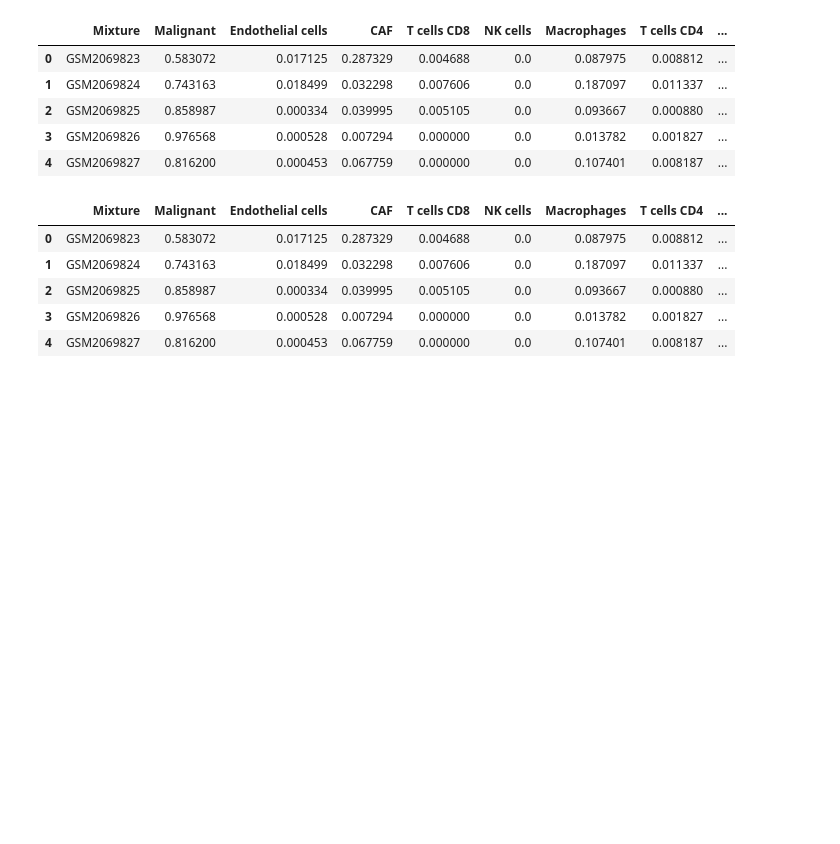
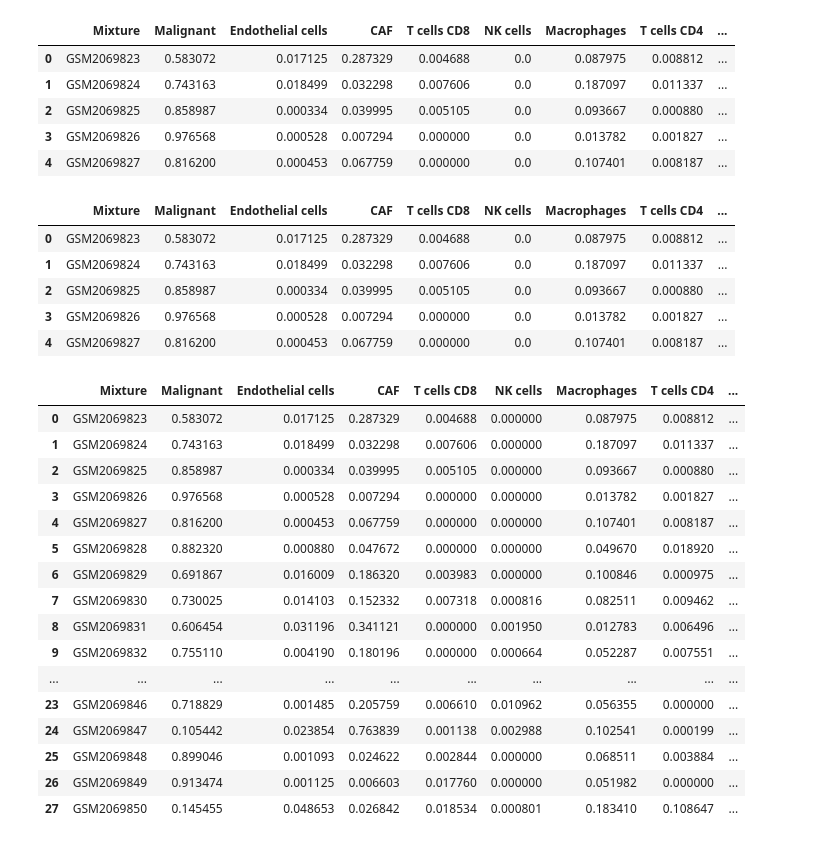
Before and after one commit to vjhwong/IGP-Research-Internship, a Jupyter notebook: sia_gse78220.ipynb, the cells around one changed output. Saved outputs shown, nothing was run; the diff lists cells and outputs as text; code cells hidden in the pictures; blank space fills up the shorter version.

```diff
--- a/sia_gse78220.ipynb
+++ b/sia_gse78220.ipynb
@@ -76,4 +104,26 @@ deconvolved_data_ciber.head()
 | 2 | GSM2069825 | 0.858987 | 0.000334 | 0.039995 | 0.005105 | 0.0 | 0.093667 | 0.000880 | ... |
 | 3 | GSM2069826 | 0.976568 | 0.000528 | 0.007294 | 0.000000 | 0.0 | 0.013782 | 0.001827 | ... |
 | 4 | GSM2069827 | 0.816200 | 0.000453 | 0.067759 | 0.000000 | 0.0 | 0.107401 | 0.008187 | ... |
+# %%
+# Check that the sum of all cell types is 1
+deconvolved_data_ciber["celltype_sum"] = deconvolved_data_ciber.loc[:, "Malignant":"B cells"].sum(axis=1)
+deconvolved_data_ciber
+# %% [output]
+|  | Mixture | Malignant | Endothelial cells | CAF | T cells CD8 | NK cells | Macrophages | T cells CD4 | ... |
+| 0 | GSM2069823 | 0.583072 | 0.017125 | 0.287329 | 0.004688 | 0.000000 | 0.087975 | 0.008812 | ... |
+| 1 | GSM2069824 | 0.743163 | 0.018499 | 0.032298 | 0.007606 | 0.000000 | 0.187097 | 0.011337 | ... |
+| 2 | GSM2069825 | 0.858987 | 0.000334 | 0.039995 | 0.005105 | 0.000000 | 0.093667 | 0.000880 | ... |
+| 3 | GSM2069826 | 0.976568 | 0.000528 | 0.007294 | 0.000000 | 0.000000 | 0.013782 | 0.001827 | ... |
+| 4 | GSM2069827 | 0.816200 | 0.000453 | 0.067759 | 0.000000 | 0.000000 | 0.107401 | 0.008187 | ... |
+| 5 | GSM2069828 | 0.882320 | 0.000880 | 0.047672 | 0.000000 | 0.000000 | 0.049670 | 0.018920 | ... |
+| 6 | GSM2069829 | 0.691867 | 0.016009 | 0.186320 | 0.003983 | 0.000000 | 0.100846 | 0.000975 | ... |
+| 7 | GSM2069830 | 0.730025 | 0.014103 | 0.152332 | 0.007318 | 0.000816 | 0.082511 | 0.009462 | ... |
+| 8 | GSM2069831 | 0.606454 | 0.031196 | 0.341121 | 0.000000 | 0.001950 | 0.012783 | 0.006496 | ... |
+| 9 | GSM2069832 | 0.755110 | 0.004190 | 0.180196 | 0.000000 | 0.000664 | 0.052287 | 0.007551 | ... |
+| ... | ... | ... | ... | ... | ... | ... | ... | ... | ... |
+| 23 | GSM2069846 | 0.718829 | 0.001485 | 0.205759 | 0.006610 | 0.010962 | 0.056355 | 0.000000 | ... |
+| 24 | GSM2069847 | 0.105442 | 0.023854 | 0.763839 | 0.001138 | 0.002988 | 0.102541 | 0.000199 | ... |
+| 25 | GSM2069848 | 0.899046 | 0.001093 | 0.024622 | 0.002844 | 0.000000 | 0.068511 | 0.003884 | ... |
+| 26 | GSM2069849 | 0.913474 | 0.001125 | 0.006603 | 0.017760 | 0.000000 | 0.051982 | 0.000000 | ... |
+| 27 | GSM2069850 | 0.145455 | 0.048653 | 0.026842 | 0.018534 | 0.000801 | 0.183410 | 0.108647 | ... |
 # %%
```
Also changed, not shown: parts of 11 cells of this notebook.
